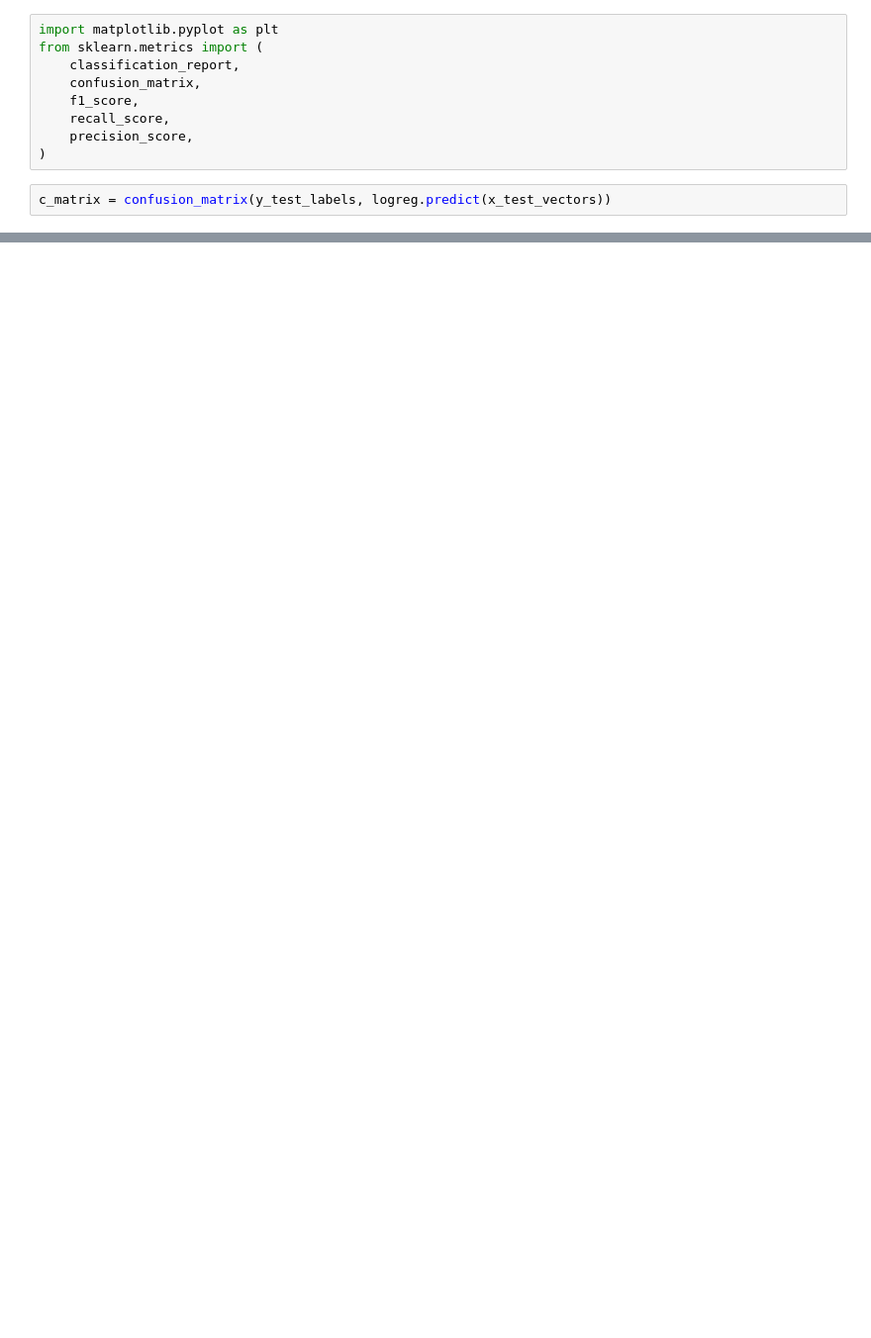
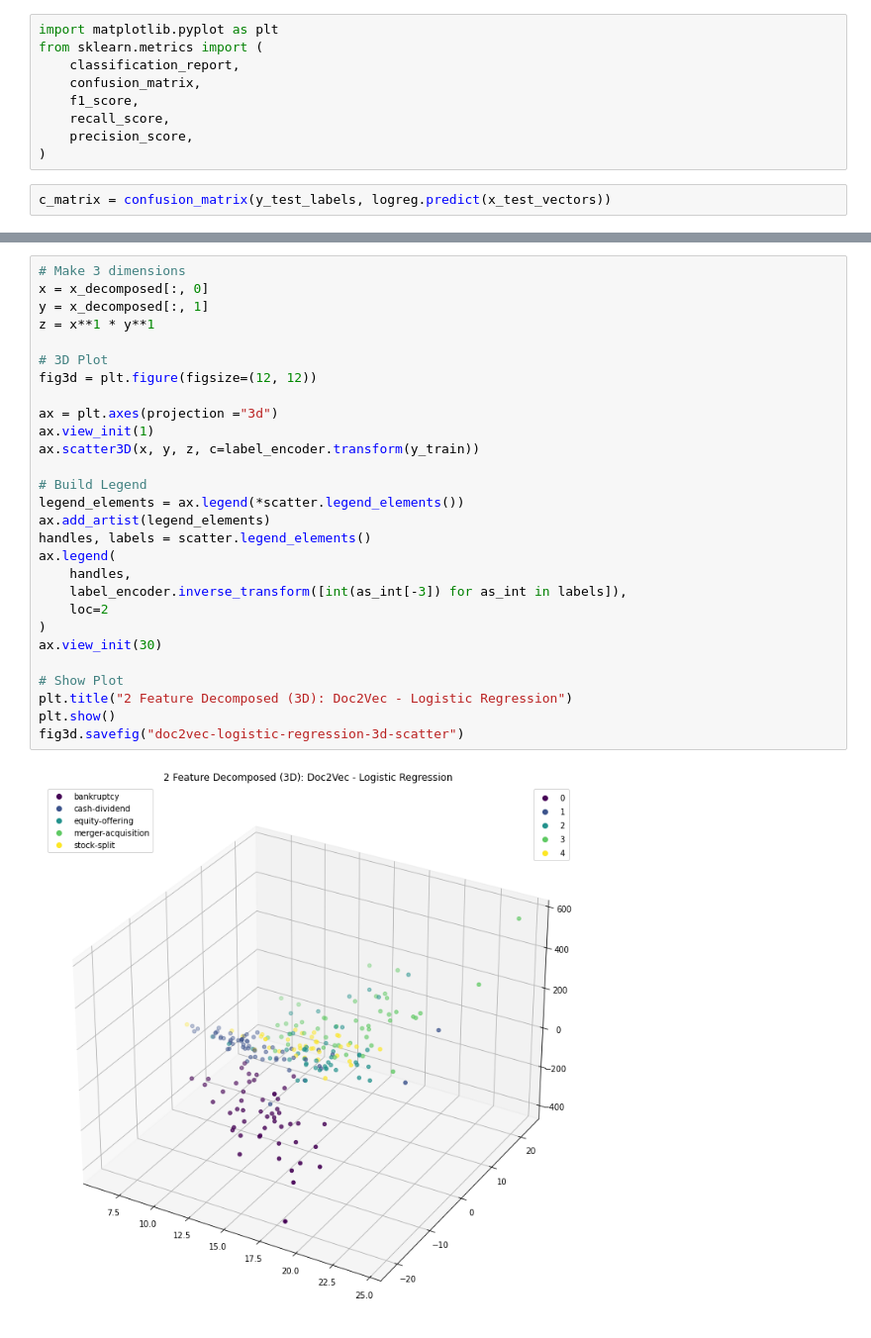
Before and after one commit to leonkozlowski/baseline, a Jupyter notebook: baseline/d2v_logistic_regression.ipynb, the cells around one changed output, grey strips where cells are left out. Shown at 99% size. Cells and saved outputs as stored; diff of their text form; blank space fills up the shorter version.

```diff
--- a/baseline/d2v_logistic_regression.ipynb
+++ b/baseline/d2v_logistic_regression.ipynb
@@ -164,0 +198,30 @@ merger-acquisition       0.92      1.00      0.96        12
+# %%
+# Make 3 dimensions
+x = x_decomposed[:, 0]
+y = x_decomposed[:, 1]
+z = x**1 * y**1
+
+# 3D Plot
+fig3d = plt.figure(figsize=(12, 12))
+
+ax = plt.axes(projection ="3d")
+ax.view_init(1)
+ax.scatter3D(x, y, z, c=label_encoder.transform(y_train))
+
+# Build Legend
+legend_elements = ax.legend(*scatter.legend_elements())
+ax.add_artist(legend_elements)
+handles, labels = scatter.legend_elements()
+ax.legend(
+    handles,
+    label_encoder.inverse_transform([int(as_int[-3]) for as_int in labels]),
+    loc=2
+)
+ax.view_init(30)
+
+# Show Plot
+plt.title("2 Feature Decomposed (3D): Doc2Vec - Logistic Regression")
+plt.show()
+fig3d.savefig("doc2vec-logistic-regression-3d-scatter")
+# %% [output]
+[figure, added]
```
Also changed, not shown: parts of 8 cells of this notebook, 1 other file.
